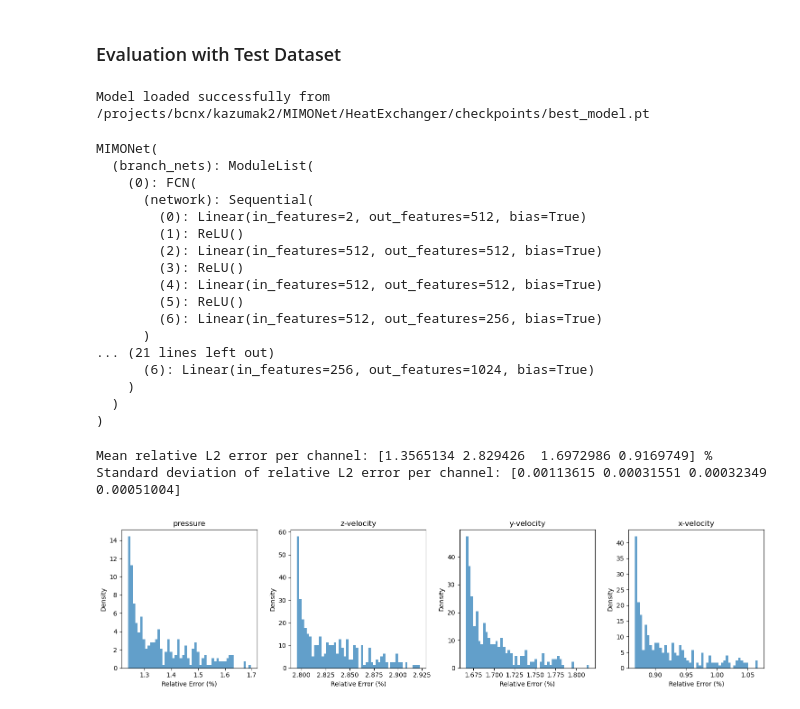
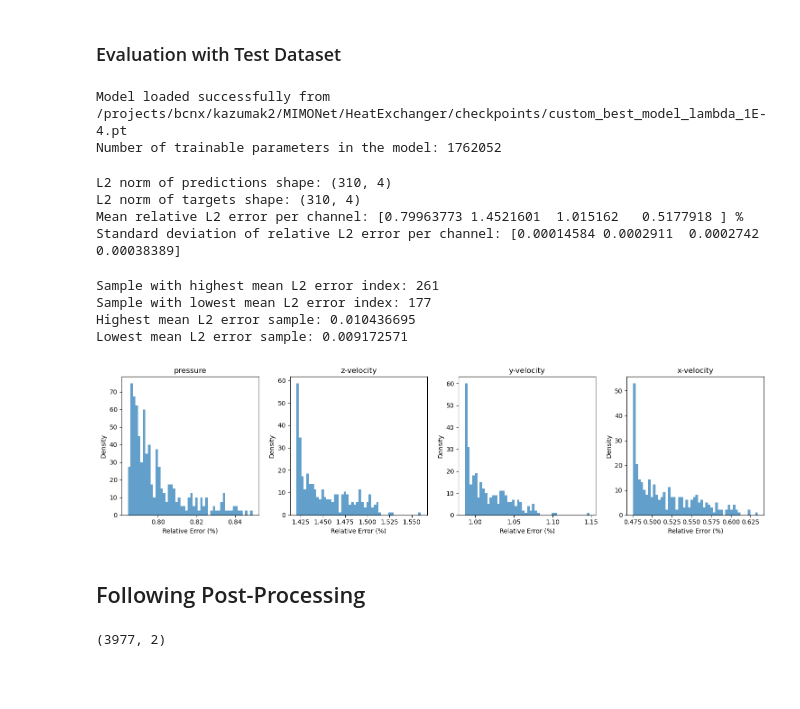
Before and after one commit to kkazuma19/MIMONet, a Jupyter notebook: HeatExchanger/dev.ipynb, the cells around one changed output. Saved outputs shown, nothing was run; the diff lists cells and outputs as text; code cells hidden in the pictures; blank space fills up the shorter version.

```diff
--- a/HeatExchanger/dev.ipynb
+++ b/HeatExchanger/dev.ipynb
@@ -77,7 +80,7 @@ dict_channel = {
 }
 
 # select the output channel
-target_channel = [1, 3, 4, 5]
+target_channel = [1, 3, 4, 5, 6]
 
 # print the selected output channel names
 # target_label is used to store the names of the selected output channels for further processing (e.g., plotting)
@@ -205,7 +209,7 @@ model_args = {
         [branch_input_dim2, 512, 512, 512, dim]
     ],
     'trunk_arch': [trunk_input_dim, 256, 256, 256, dim],
-    'num_outputs': target.shape[-1],  # number of output channels
+    'num_outputs': target.shape[-1] -1,  # number of output channels
     'activation_fn': nn.ReLU,
     'merge_type': 'mul',
 }
@@ -260,7 +277,7 @@ Best model saved at: /projects/bcnx/kazumak2/MIMONet/HeatExchanger/checkpoints/b
 # %%
 model = MIMONet(**model_args).to(device)
 # Load the trained model
-model_path = os.path.join(working_dir, "checkpoints/best_model.pt")
+model_path = os.path.join(working_dir, "checkpoints/custom_best_model_lambda_1E-4.pt")
 
 if os.path.exists(model_path):
     model.load_state_dict(torch.load(model_path, map_location=device))
@@ -271,25 +288,13 @@ else:
 
 # Evaluate the model on the test set
 model.eval()
+
+# print the number of parameters in the model
+num_params = sum(p.numel() for p in model.parameters() if p.requires_grad)
+print(f"Number of trainable parameters in the model: {num_params}")
 # %% [output]
-Model loaded successfully from /projects/bcnx/kazumak2/MIMONet/HeatExchanger/checkpoints/best_model.pt
+Model loaded successfully from /projects/bcnx/kazumak2/MIMONet/HeatExchanger/checkpoints/custom_best_model_lambda_1E-4.pt
+Number of trainable parameters in the model: 1762052
-MIMONet(
-  (branch_nets): ModuleList(
-    (0): FCN(
-      (network): Sequential(
-        (0): Linear(in_features=2, out_features=512, bias=True)
-        (1): ReLU()
-        (2): Linear(in_features=512, out_features=512, bias=True)
-        (3): ReLU()
-        (4): Linear(in_features=512, out_features=512, bias=True)
-        (5): ReLU()
-        (6): Linear(in_features=512, out_features=256, bias=True)
-      )
-... (21 lines left out)
-      (6): Linear(in_features=256, out_features=1024, bias=True)
-    )
-  )
-)
 # %%
 # feed the test loader to the model (and save predictions and targets)
 predictions = []
@@ -313,10 +322,14 @@ targets = scaler.inverse_transform(targets)
 # %%
 # Compute L2 norm over grid points for each sample and channel
 l2_pred = np.linalg.norm(predictions, axis=1)  # shape: (samples, channels)
-l2_gt = np.linalg.norm(targets, axis=1)  # shape: (samples, channels)
+l2_gt = np.linalg.norm(targets[..., :4], axis=1)  # shape: (samples, channels)
+
+print("L2 norm of predictions shape:", l2_pred.shape)
+print("L2 norm of targets shape:", l2_gt.shape)
+
 
 # Compute L2 error over grid points for each sample and channel
-l2_err = np.linalg.norm(predictions - targets, axis=1)  # shape: (samples, channels)
+l2_err = np.linalg.norm(predictions - targets[..., :4], axis=1)  # shape: (samples, channels)
 
 # Compute relative error (avoid division by zero)
 rel_err = l2_err / (l2_gt + 1e-8)  # shape: (samples, channels)
@@ -331,18 +344,43 @@ std_rel_err_per_channel = np.std(rel_err, axis=0)  # shape: (channels,)
 
 print("Standard deviation of relative L2 error per channel:", std_rel_err_per_channel)
 # %% [output]
-Mean relative L2 error per channel: [1.3565134 2.829426  1.6972986 0.9169749] %
-Standard deviation of relative L2 error per channel: [0.00113615 0.00031551 0.00032349 0.00051004]
+L2 norm of predictions shape: (310, 4)
+L2 norm of targets shape: (310, 4)
+Mean relative L2 error per channel: [0.79963773 1.4521601  1.015162   0.5177918 ] %
+Standard deviation of relative L2 error per channel: [0.00014584 0.0002911  0.0002742  0.00038389]
+# %%
+# compute the mean of the l2 error per sample
+mean_l2_err_per_sample = np.mean(rel_err, axis=1)  # shape: (samples,)
+
+# get the idxs of the samples with the highest mean L2 error and the lowest mean L2 error
+highest_err_idx = np.argmax(mean_l2_err_per_sample)
+lowest_err_idx = np.argmin(mean_l2_err_per_sample)
+print("Sample with highest mean L2 error index:", highest_err_idx)
+print("Sample with lowest mean L2 error index:", lowest_err_idx)
+
+print("Highest mean L2 error sample:", mean_l2_err_per_sample[highest_err_idx])
+print("Lowest mean L2 error sample:", mean_l2_err_per_sample[lowest_err_idx])
+# %% [output]
+Sample with highest mean L2 error index: 261
+Sample with lowest mean L2 error index: 177
+Highest mean L2 error sample: 0.010436695
+Lowest mean L2 error sample: 0.009172571
 # %%
-fig, ax = plt.subplots(1, target.shape[-1], figsize=(15, 4))
+fig, ax = plt.subplots(1, target.shape[-1] - 1, figsize=(15, 4))
 
-for i in range(target.shape[-1]):
+for i in range(target.shape[-1] - 1):
     ax[i].hist(rel_err[:, i] * 100, bins=50, density=True, alpha=0.7)
     ax[i].set_title(f'{target_label[i]}')
     ax[i].set_xlabel('Relative Error (%)')
     ax[i].set_ylabel('Density')
 
 plt.tight_layout()
 plt.show()
 # %% [output]
-[figure, old version]
+[figure, new version]
+# %% [markdown]
+## Following Post-Processing
+# %%
+trunk_input.shape
+# %% [output]
+(3977, 2)
```
Also changed, not shown: parts of 10 cells of this notebook, 2 other files.
